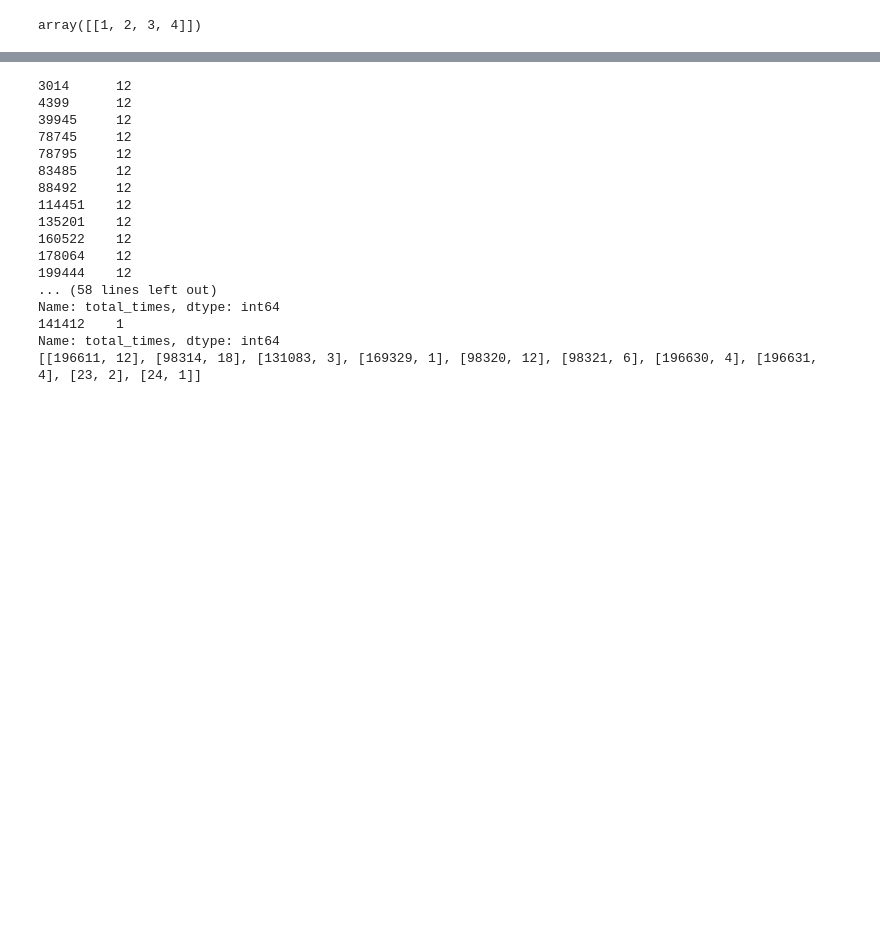
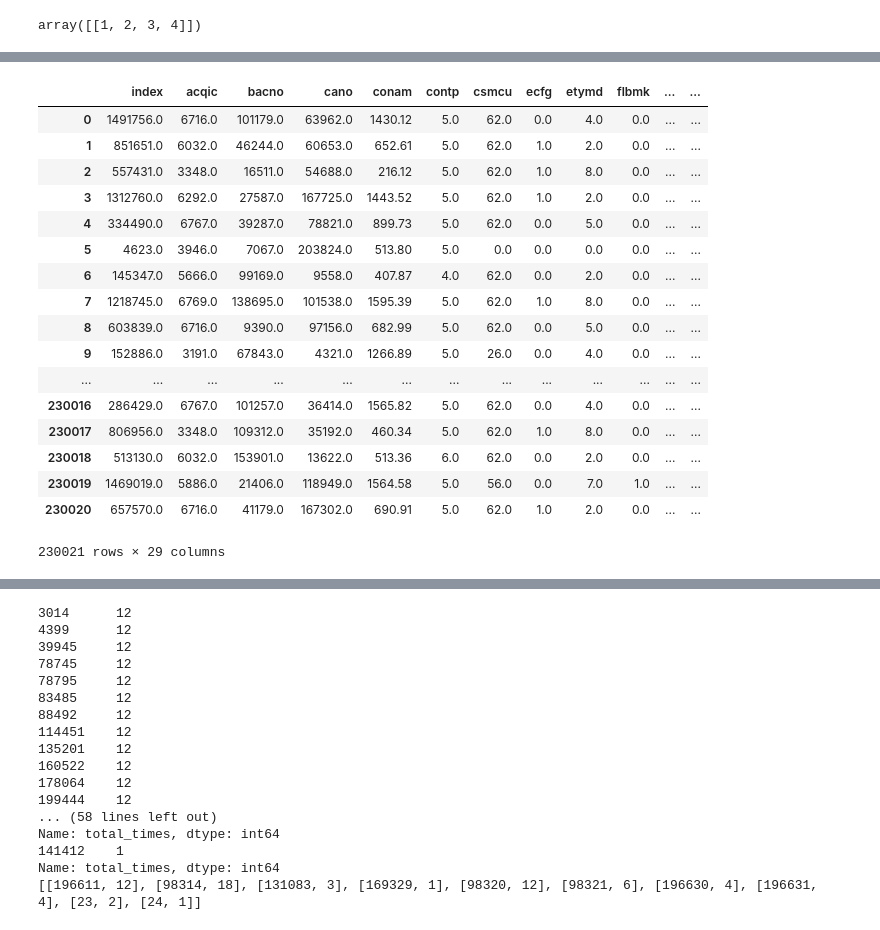
Before and after one commit to June103310110/MachineLearning, a Jupyter notebook: git_EDA_T01.ipynb, the cells around one changed output, grey strips where cells are left out. Saved outputs shown, nothing was run; the diff lists cells and outputs as text; code cells hidden in the pictures; blank space fills up the shorter version.

Commit message:
numpy array is so good(complete first count encoding)

```diff
--- a/git_EDA_T01.ipynb
+++ b/git_EDA_T01.ipynb
@@ -240,44 +240,28 @@ array([[1, 2, 3, 4]])
 # %%
 # 增加交易總次數
 lis = []
-test = cano_list[:1]
-tmp_data = data.copy()
+test = cano_list[:]
+# tmp_data = data.copy()
 data_array = np.array(data)
+data_column = list(data.columns)
 cnt = 0
+
 for i in test:
     cnt+=1
 #     print(len(data))
 
     # i是一個一個被從cano_list中讀出來的卡號
-    tmp_arr = tmp_data[tmp_data['cano'] == i].values
+    # a0表示這個卡號總共出現過幾次，也就是總共的交易次數
+    a0 = len(tmp_data[tmp_data['cano'] == i])
 
-    a0 = len(tmp_arr)
+    # col是在所有的column中尋找指定column('total_times')的index
+    col = list(tmp_data.columns).index('total_times')
+    index = data[data['cano'] == i].index
 
-    col = list(tmp_data.columns).index('total_times')
-    index = tmp_data[tmp_data['cano'] == i].index
-#     print(tmp_data[tmp_data['cano'] == i]['total_times'])
-    print(data_array[index,col])
     data_array[index ,col] = a0
-#     print(tmp_arr)
-#     print(type(list(col)))
-#     print(list(col).index('total_times'))
-#     index_lis = tmp_data[tmp_data['cano'] == i]
 
-#     tmp_data.drop(index = tmp_df.index, inplace = True)
-    # 總次數
-#     print(cnt/len(cano_list))
-   # lis_tmp = list(set(tmp_df['total_times']))
-#     for a in lis_tmp:
-#         b = tmp_df[tmp_df['total_times'] == a].index
-#         tmp_df.loc[b, 'total_times'] = a0
-#     tmp_df.loc['total_times'] = a0
-#     print(tmp_df['total_times'])
-#     print(tmp_arr)
-#     print(len(data))
-#     data = pd.concat([data, tmp_df], axis = 0)
-#     print(len(data))
-#     print('---')
-#     lis.append([i, a0])
-#     X_data[X_data['']]
-# print(data['total_times'])
+    # 弄一個進度條
+    print(cnt/len(cano_list))
+
+pd.DataFrame(data_array, columns = data_column)
 # %% [output]
@@ -300,0 +285,18 @@ for i in test:
+|  | index | acqic | bacno | cano | conam | contp | csmcu | ecfg | etymd | flbmk | ... | ... |
+| 0 | 1491756.0 | 6716.0 | 101179.0 | 63962.0 | 1430.12 | 5.0 | 62.0 | 0.0 | 4.0 | 0.0 | ... | ... |
+| 1 | 851651.0 | 6032.0 | 46244.0 | 60653.0 | 652.61 | 5.0 | 62.0 | 1.0 | 2.0 | 0.0 | ... | ... |
+| 2 | 557431.0 | 3348.0 | 16511.0 | 54688.0 | 216.12 | 5.0 | 62.0 | 1.0 | 8.0 | 0.0 | ... | ... |
+| 3 | 1312760.0 | 6292.0 | 27587.0 | 167725.0 | 1443.52 | 5.0 | 62.0 | 1.0 | 2.0 | 0.0 | ... | ... |
+| 4 | 334490.0 | 6767.0 | 39287.0 | 78821.0 | 899.73 | 5.0 | 62.0 | 0.0 | 5.0 | 0.0 | ... | ... |
+| 5 | 4623.0 | 3946.0 | 7067.0 | 203824.0 | 513.80 | 5.0 | 0.0 | 0.0 | 0.0 | 0.0 | ... | ... |
+| 6 | 145347.0 | 5666.0 | 99169.0 | 9558.0 | 407.87 | 4.0 | 62.0 | 0.0 | 2.0 | 0.0 | ... | ... |
+| 7 | 1218745.0 | 6769.0 | 138695.0 | 101538.0 | 1595.39 | 5.0 | 62.0 | 1.0 | 8.0 | 0.0 | ... | ... |
+| 8 | 603839.0 | 6716.0 | 9390.0 | 97156.0 | 682.99 | 5.0 | 62.0 | 0.0 | 5.0 | 0.0 | ... | ... |
+| 9 | 152886.0 | 3191.0 | 67843.0 | 4321.0 | 1266.89 | 5.0 | 26.0 | 0.0 | 4.0 | 0.0 | ... | ... |
+| ... | ... | ... | ... | ... | ... | ... | ... | ... | ... | ... | ... | ... |
+| 230016 | 286429.0 | 6767.0 | 101257.0 | 36414.0 | 1565.82 | 5.0 | 62.0 | 0.0 | 4.0 | 0.0 | ... | ... |
+| 230017 | 806956.0 | 3348.0 | 109312.0 | 35192.0 | 460.34 | 5.0 | 62.0 | 1.0 | 8.0 | 0.0 | ... | ... |
+| 230018 | 513130.0 | 6032.0 | 153901.0 | 13622.0 | 513.36 | 6.0 | 62.0 | 0.0 | 2.0 | 0.0 | ... | ... |
+| 230019 | 1469019.0 | 5886.0 | 21406.0 | 118949.0 | 1564.58 | 5.0 | 56.0 | 0.0 | 7.0 | 1.0 | ... | ... |
+| 230020 | 657570.0 | 6716.0 | 41179.0 | 167302.0 | 690.91 | 5.0 | 62.0 | 1.0 | 2.0 | 0.0 | ... | ... |
+230021 rows × 29 columns
```
Also changed, not shown: parts of 2 cells of this notebook.
